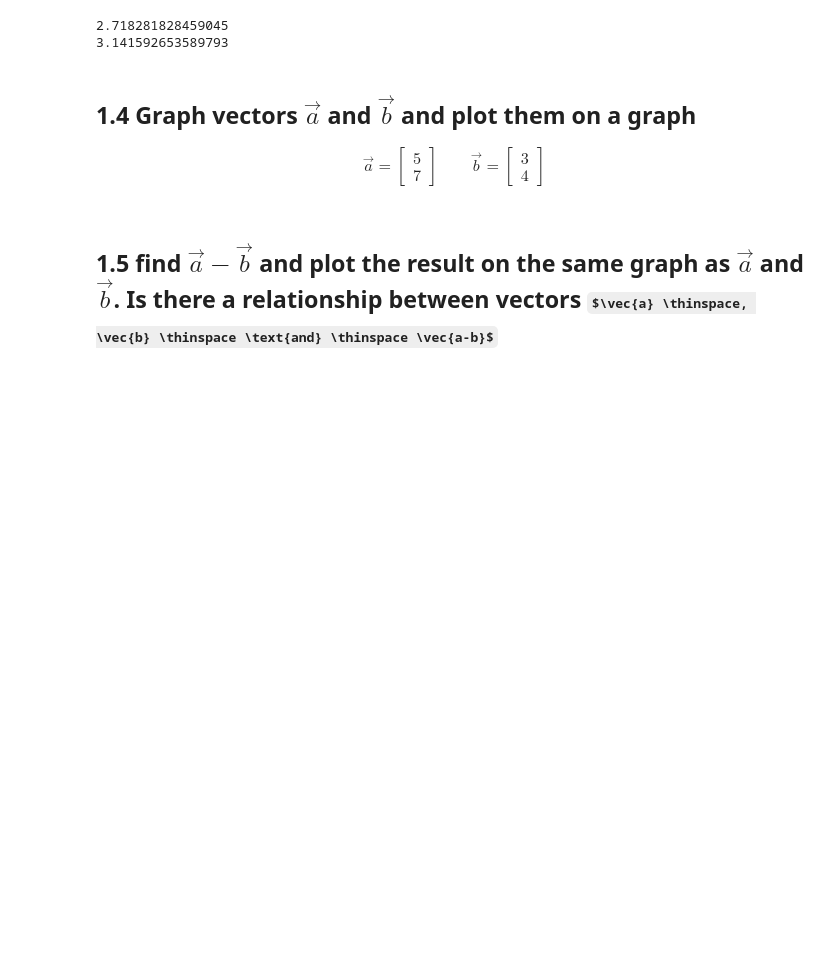
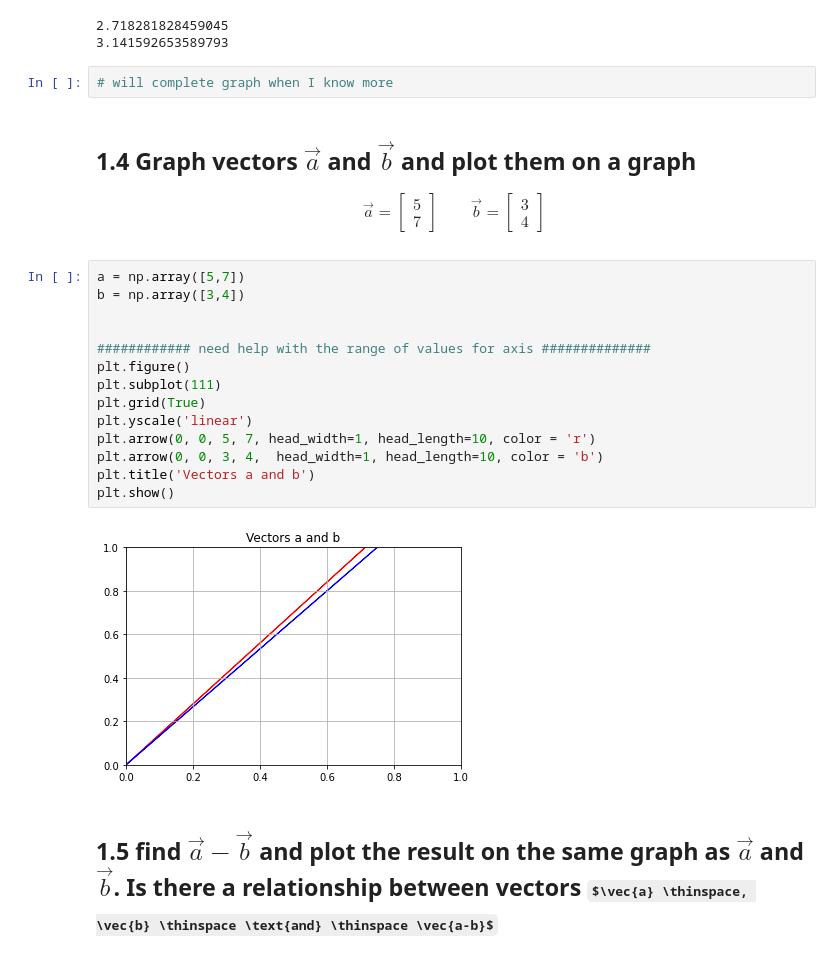
Before and after one commit to bloominstituteoftechnology/DS-Unit-1-Sprint-3-Linear-Algebra, a Jupyter notebook: module1-vectors-and-matrices/Jay_Adamo_LS_DS_131_Vectors_and_Matrices_Assignment.ipynb, the cells around one changed output. Saved outputs shown, nothing was run; the diff lists cells and outputs as text; some formulas as TeX source; blank space fills up the shorter version.

```diff
--- a/module1-vectors-and-matrices/Jay_Adamo_LS_DS_131_Vectors_and_Matrices_Assignment.ipynb
+++ b/module1-vectors-and-matrices/Jay_Adamo_LS_DS_131_Vectors_and_Matrices_Assignment.ipynb
@@ -17,6 +38,8 @@ print(pi)
 # %% [output]
 2.718281828459045
 3.141592653589793
+# %%
+# will complete graph when I know more
 # %% [markdown]
 ## 1.4 Graph vectors $\vec{a}$ and $\vec{b}$ and plot them on a graph
 
@@ -25,5 +48,21 @@ print(pi)
 \qquad
 \vec{b} = \begin{bmatrix} 3 \\4 \end{bmatrix}
 \end{align}
+# %%
+a = np.array([5,7])
+b = np.array([3,4])
+
+
+############ need help with the range of values for axis ##############
+plt.figure()
+plt.subplot(111)
+plt.grid(True)
+plt.yscale('linear')
+plt.arrow(0, 0, 5, 7, head_width=1, head_length=10, color = 'r')
+plt.arrow(0, 0, 3, 4,  head_width=1, head_length=10, color = 'b')
+plt.title('Vectors a and b')
+plt.show()
+# %% [output]
+[figure, added]
 # %% [markdown]
 ## 1.5 find $\vec{a} - \vec{b}$ and plot the result on the same graph as $\vec{a}$ and $\vec{b}$. Is there a relationship between vectors $\vec{a} \thinspace, \vec{b} \thinspace \text{and} \thinspace \vec{a-b}$
```
Also changed, not shown: parts of 33 cells of this notebook.
